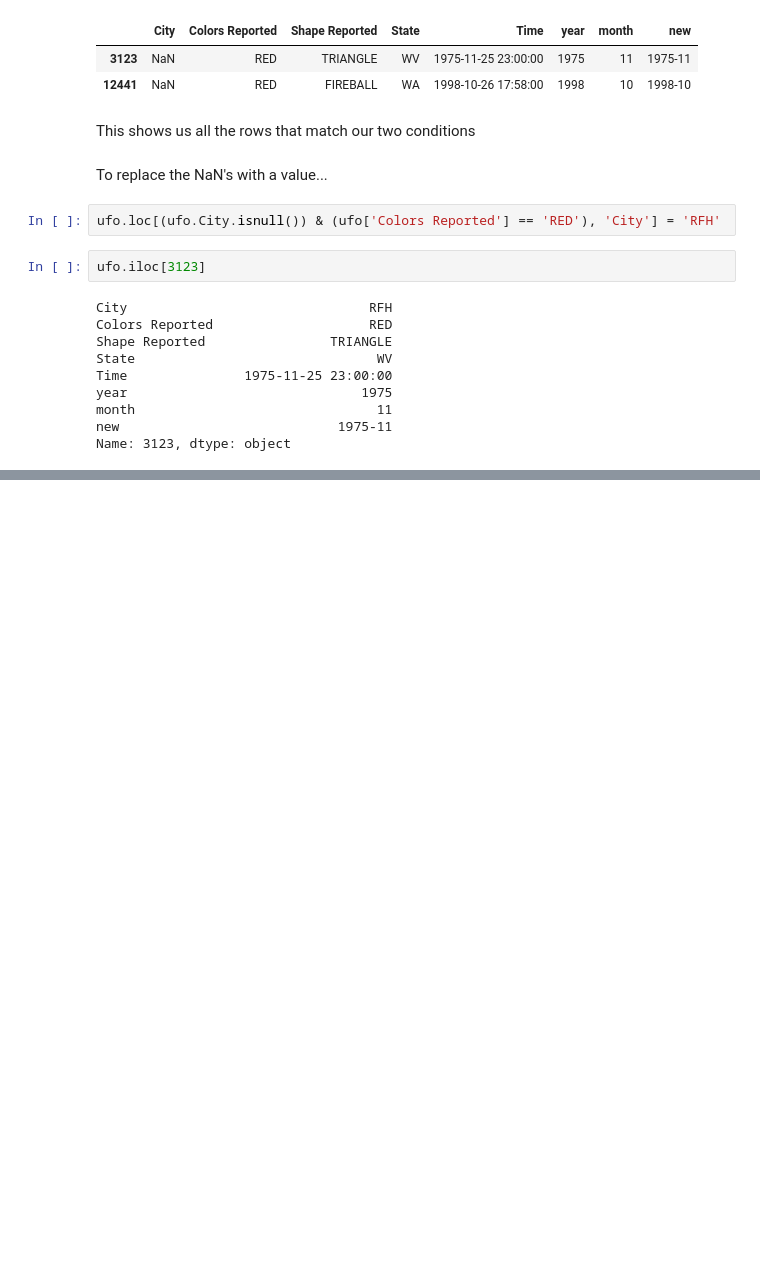
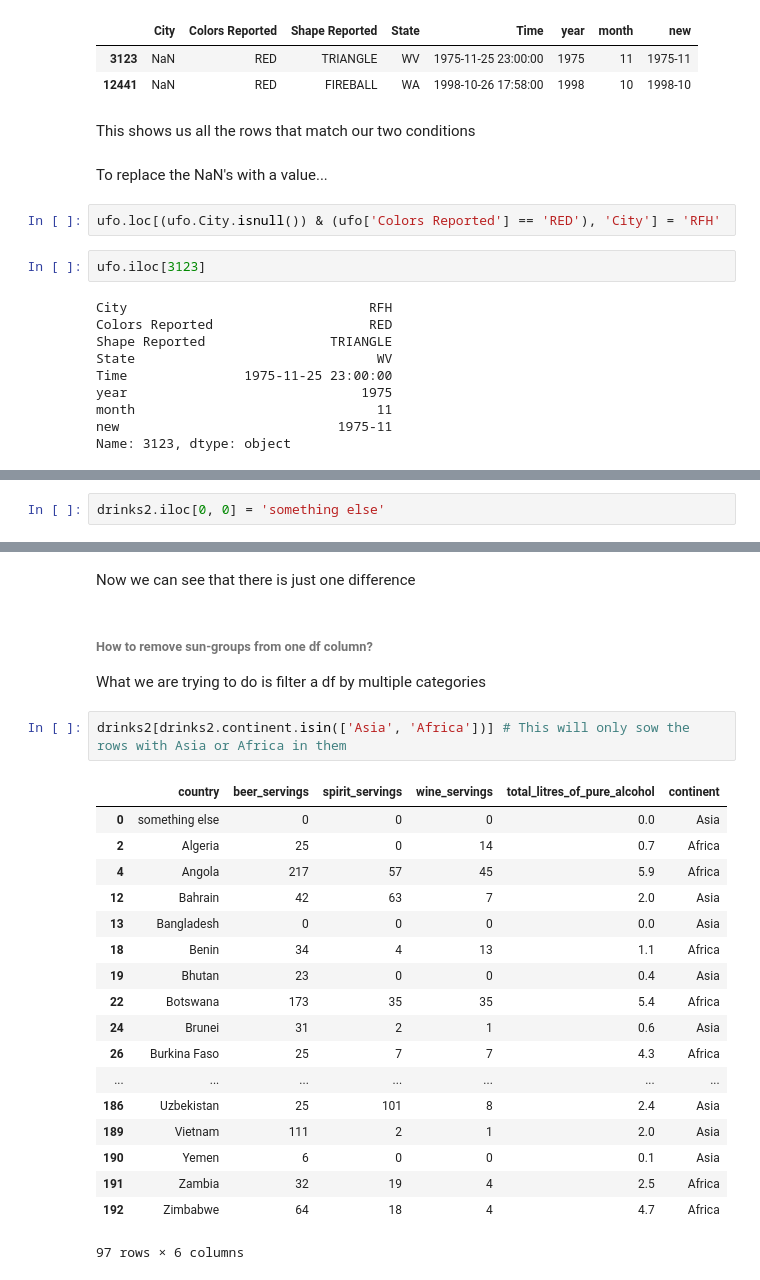
Before and after one commit to bredlgit/Pandas, a Jupyter notebook: KevinMarkham-DataSchool/31_questions.ipynb, the cells around one changed output, grey strips where cells are left out. Saved outputs shown, nothing was run; the diff lists cells and outputs as text; blank space fills up the shorter version.

```diff
--- a/KevinMarkham-DataSchool/31_questions.ipynb
+++ b/KevinMarkham-DataSchool/31_questions.ipynb
@@ -657,0 +706,2 @@ Name: 3123, dtype: object
+# %%
+drinks2.iloc[0, 0] = 'something else'
@@ -657,0 +718,26 @@ Name: 3123, dtype: object
+# %% [markdown]
+Now we can see that there is just one difference
+# %% [markdown]
+###### How to remove sun-groups from one df column?
+What we are trying to do is filter a df by multiple categories
+# %%
+drinks2[drinks2.continent.isin(['Asia', 'Africa'])] # This will only sow the rows with Asia or Africa in them
+# %% [output]
+|  | country | beer_servings | spirit_servings | wine_servings | total_litres_of_pure_alcohol | continent |
+| 0 | something else | 0 | 0 | 0 | 0.0 | Asia |
+| 2 | Algeria | 25 | 0 | 14 | 0.7 | Africa |
+| 4 | Angola | 217 | 57 | 45 | 5.9 | Africa |
+| 12 | Bahrain | 42 | 63 | 7 | 2.0 | Asia |
+| 13 | Bangladesh | 0 | 0 | 0 | 0.0 | Asia |
+| 18 | Benin | 34 | 4 | 13 | 1.1 | Africa |
+| 19 | Bhutan | 23 | 0 | 0 | 0.4 | Asia |
+| 22 | Botswana | 173 | 35 | 35 | 5.4 | Africa |
+| 24 | Brunei | 31 | 2 | 1 | 0.6 | Asia |
+| 26 | Burkina Faso | 25 | 7 | 7 | 4.3 | Africa |
+| ... | ... | ... | ... | ... | ... | ... |
+| 186 | Uzbekistan | 25 | 101 | 8 | 2.4 | Asia |
+| 189 | Vietnam | 111 | 2 | 1 | 2.0 | Asia |
+| 190 | Yemen | 6 | 0 | 0 | 0.1 | Asia |
+| 191 | Zambia | 32 | 19 | 4 | 2.5 | Africa |
+| 192 | Zimbabwe | 64 | 18 | 4 | 4.7 | Africa |
+97 rows × 6 columns
```
Also changed, not shown: parts of 21 cells of this notebook.
